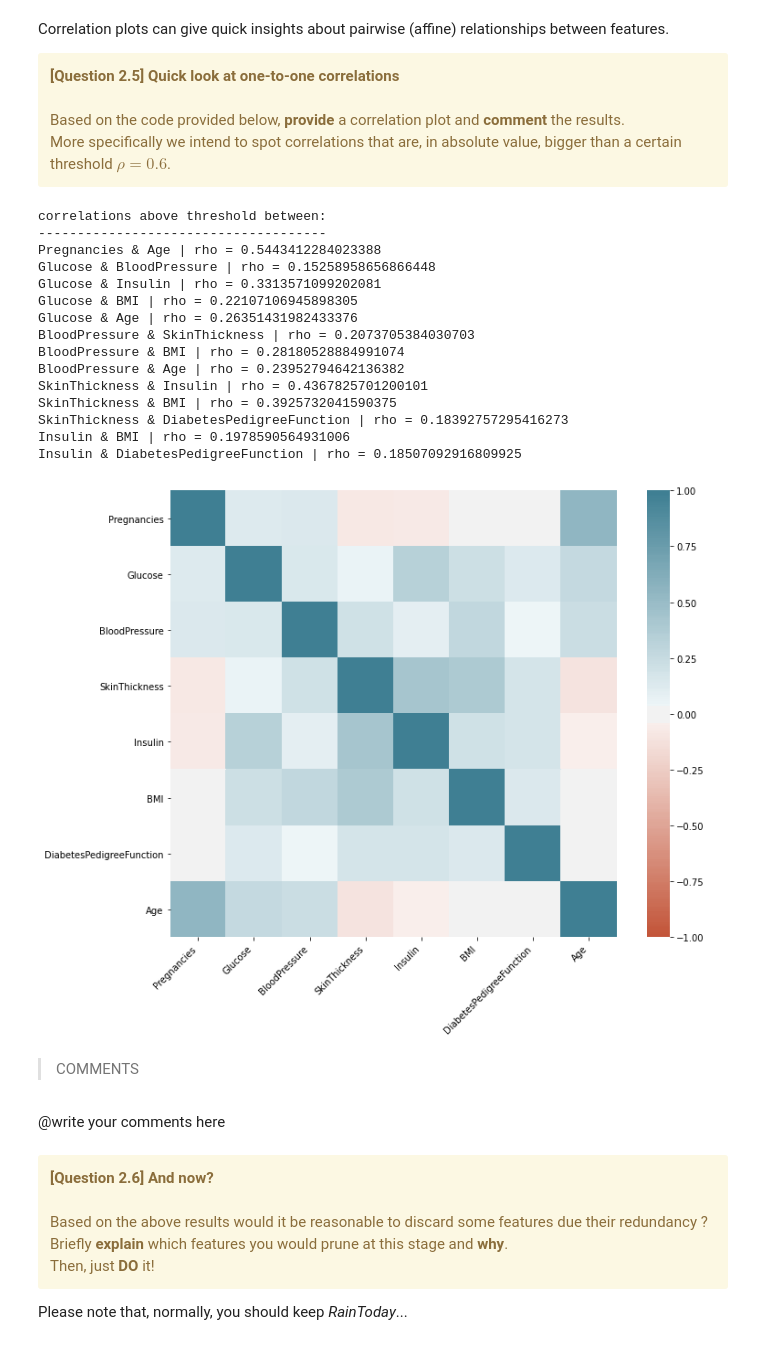
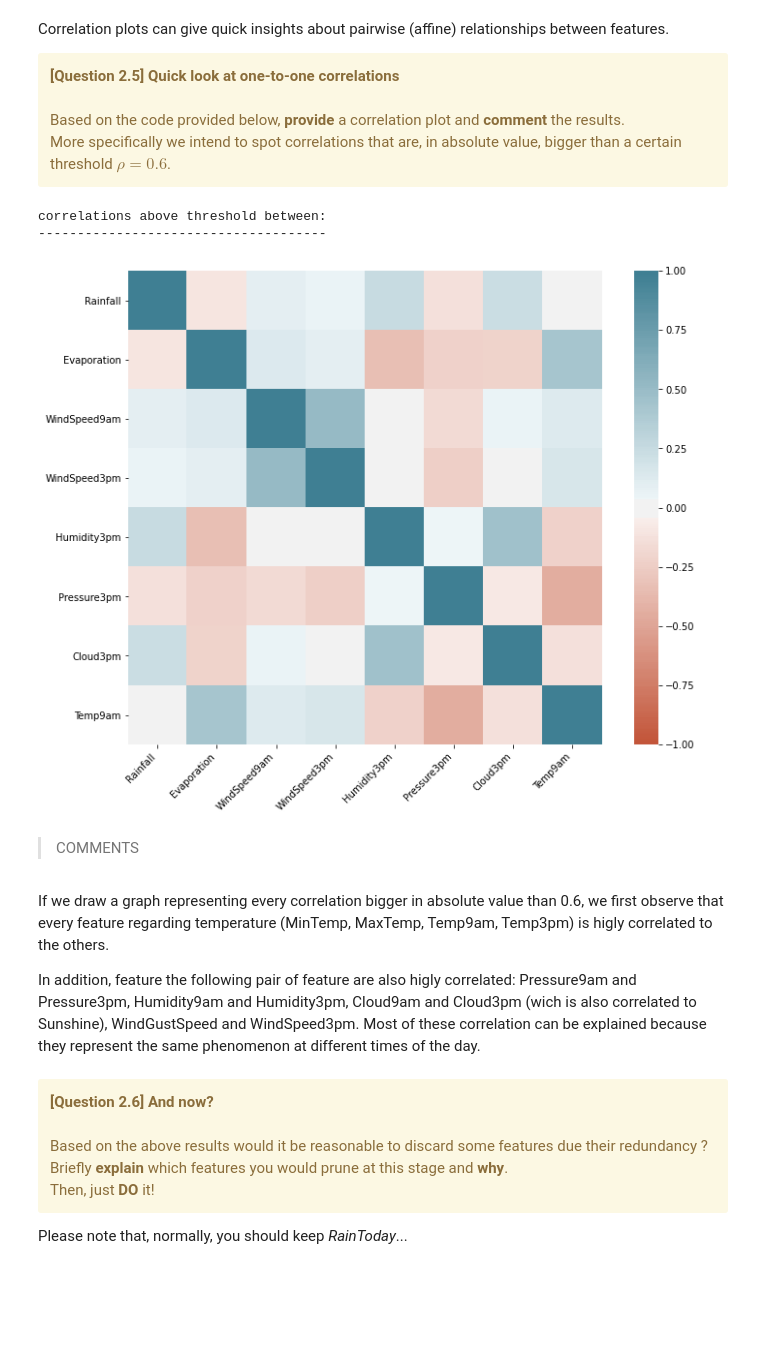
Before and after one commit to Zepp176/Hackathon3, a Jupyter notebook: Hackathon03.ipynb, the cells around one changed output. Drawn from its saved outputs; the diff is of its cells as text; code cells hidden in the pictures; blank space fills up the shorter version.

```diff
--- a/Hackathon03.ipynb
+++ b/Hackathon03.ipynb
@@ -515,12 +514,12 @@ COMMENT (after we compare the resul we pick the variant and write teh comment)!!
 # @edit according to your choice, default choice : data_sharp = data_drop_it_all (variant 1)
 
 # you wish to continue with variant 1
-data_sharp = data_drop_it_all.copy()
-data_test_sharp = data_test_drop_it_all.copy()
+#data_sharp = data_drop_it_all.copy()
+#data_test_sharp = data_test_drop_it_all.copy()
 
 # you wish to continue with variant 2
-#data_sharp = data_clever_fill.copy()
-#data_test_sharp = data_test_clever_fill.copy()
+data_sharp = data_clever_fill.copy()
+data_test_sharp = data_test_clever_fill.copy()
 # %% [markdown]
 ---
 # %% [markdown]
@@ -604,7 +603,3 @@ Most of the code snippets have already been written, you must <b>adapt the argum
 </div>
 # %% [markdown]
 >TOOL
-# %%
-# toy dataset for experiments ;) , you can delete this cell once you are finished with your work
-diabetes = pd.read_csv('Data/diabetes.csv')
-diabetes.head(10)
@@ -628,10 +606,10 @@ One Numerical Feature : <i>BloodPressure</i>
 # %%
 # @write your code in this cell, adapt the code wherever you find an @edit marker
 
-df = diabetes.copy() # @edit with df as data_sharp at the end of the day => df = data_sharp.copy()
+df = data_sharp.copy()
 
 final_numeric_cols_all = df.select_dtypes(include=np.number).columns.tolist()
-discriminative = 'Outcome' # @edit with the discriminative feature of data_sharp
+discriminative = 'RainTomorrow' # @edit with the discriminative feature of data_sharp
 values_disc = df[discriminative].unique()
 final_numeric_cols_all = list_difference(final_numeric_cols_all,[discriminative])
 
@@ -642,3 +620,10 @@ myFeatures = widgets.SelectMultiple(
     rows = 6,
     disabled=False
 )
+# %%
+# printing every p value of Welch's t-test for every feature
+
+for elem in final_numeric_cols_all:
+    print("p value for "+elem, end=": ")
+    t_obs, welch_p_value = stats.ttest_ind(df.loc[df[discriminative] == "Yes", elem], df.loc[df[discriminative] == "No", elem], equal_var=False)
+    print(welch_p_value)
@@ -727,51 +740,40 @@ Correlation plots can give quick insights about pairwise (affine) relationships
 # %%
 # @write your code in this cell, adapt the code wherever you find an @edit marker
 
-corr = diabetes[final_numeric_cols_all].corr() # @edit to make it work with data_sharp
+corr = df[final_numeric_cols_all].corr() # @edit to make it work with data_sharp
 
-abs_threshold = 1.5e-1 # @edit to pick up the right correlation threshold
+abs_threshold = 0.6 # @edit to pick up the right correlation threshold
 
 print('correlations above threshold between: ')
 print('-------------------------------------')
 for i in np.arange(len(final_numeric_cols_all)):
     buff = corr.iloc[i,i+1:]
     interest = buff[np.abs(buff)>abs_threshold]
     for elem in interest.index:
         print(final_numeric_cols_all[i]+' & '+elem+' | rho = '+str(interest[elem]))
 
 plt.figure(figsize=(12,9))
 ax = sns.heatmap(
     corr,
     vmin=-1, vmax=1, center=0,
     cmap=sns.diverging_palette(20, 220, n=200),
     square=True
 )
 ax.set_xticklabels(
     ax.get_xticklabels(),
     rotation=45,
     horizontalalignment='right'
 );
 # %% [output]
 correlations above threshold between:
 -------------------------------------
-Pregnancies & Age | rho = 0.5443412284023388
-Glucose & BloodPressure | rho = 0.15258958656866448
-Glucose & Insulin | rho = 0.3313571099202081
-Glucose & BMI | rho = 0.22107106945898305
-Glucose & Age | rho = 0.26351431982433376
-BloodPressure & SkinThickness | rho = 0.2073705384030703
-BloodPressure & BMI | rho = 0.28180528884991074
-BloodPressure & Age | rho = 0.23952794642136382
-SkinThickness & Insulin | rho = 0.4367825701200101
-SkinThickness & BMI | rho = 0.3925732041590375
-SkinThickness & DiabetesPedigreeFunction | rho = 0.18392757295416273
-Insulin & BMI | rho = 0.1978590564931006
-Insulin & DiabetesPedigreeFunction | rho = 0.18507092916809925
-[figure, old version]
+[figure, new version]
 # %% [markdown]
 >COMMENTS
-# %% [markdown]
-@write your comments here
+# %% [markdown]
+If we draw a graph representing every correlation bigger in absolute value than 0.6, we first observe that every feature regarding temperature (MinTemp, MaxTemp, Temp9am, Temp3pm) is higly correlated to the others.
+
+In addition, feature the following pair of feature are also higly correlated: Pressure9am and Pressure3pm, Humidity9am and Humidity3pm, Cloud9am and Cloud3pm (wich is also correlated to Sunshine), WindGustSpeed and WindSpeed3pm. Most of these correlation can be explained because they represent the same phenomenon at different times of the day.
 # %% [markdown]
  <div class="alert alert-warning">
     <b>[Question 2.6] And now? </b>  <br><br>
```
Also changed, not shown: parts of 22 cells of this notebook.
